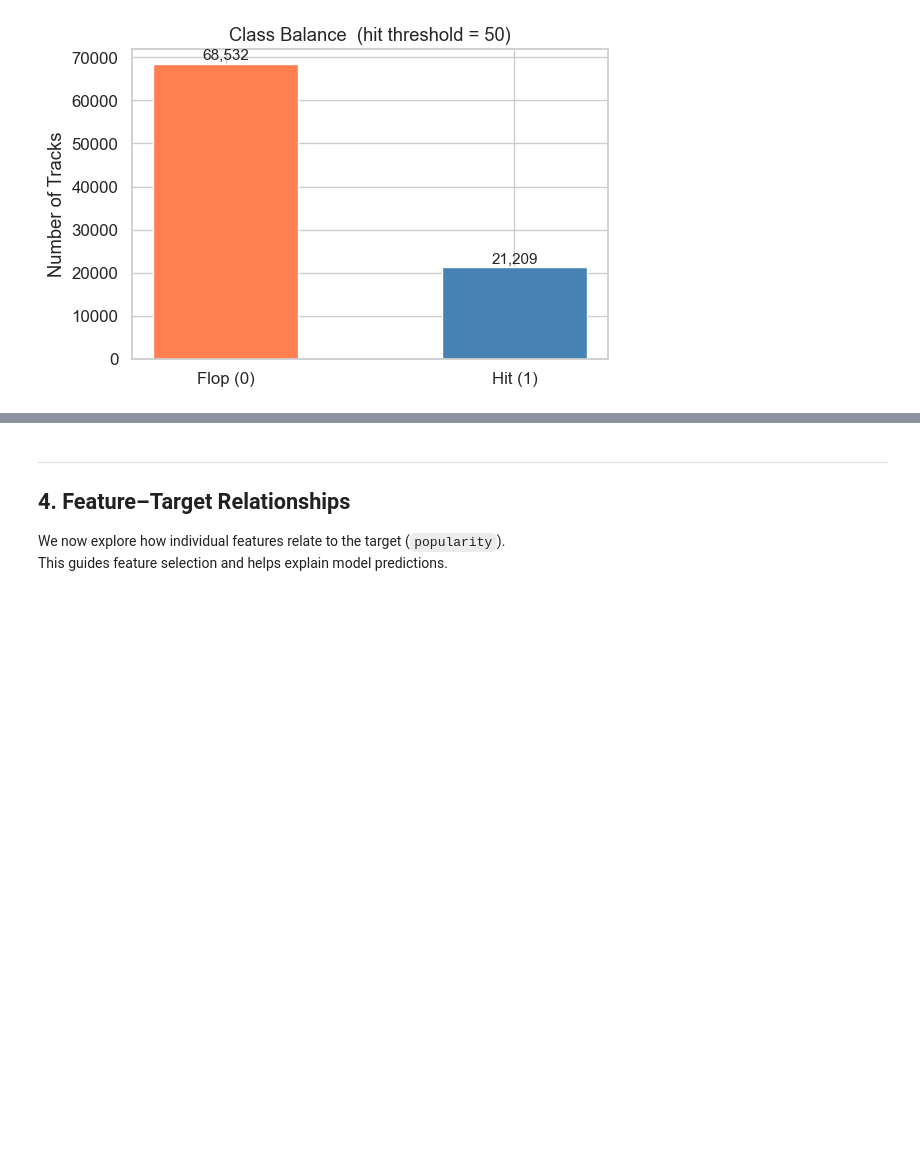
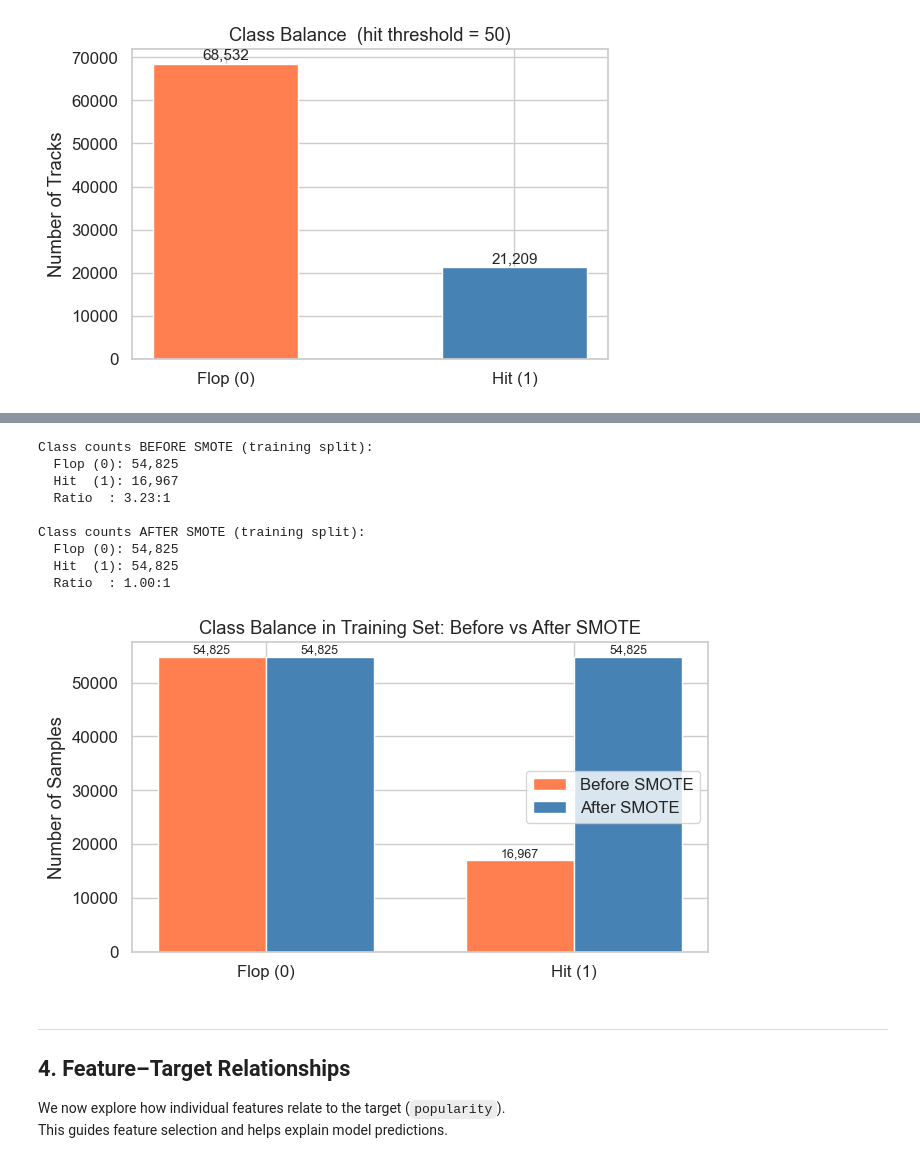
Before and after one commit to IfTruePrintArslan/spotify-popularity-prediction, a Jupyter notebook: notebooks/01_eda.ipynb, the cells around one changed output, grey strips where cells are left out. Drawn from its saved outputs; the diff is of its cells as text; code cells hidden in the pictures; blank space fills up the shorter version.

```diff
--- a/notebooks/01_eda.ipynb
+++ b/notebooks/01_eda.ipynb
@@ -349,3 +355,80 @@ Imbalance ratio (flop:hit)          : 3.23:1
+# %%
+# ── Class Balance: Before vs After SMOTE ──────────────────────────────────────
+# Import split and SMOTE (imbalanced-learn must be installed)
+from src.data import split
+from src.features import make_preprocessor
+from imblearn.over_sampling import SMOTE
+
+# 1. Split labeled df into train/test; we only need the training portion
+X_train, X_test, y_train, y_test = split(df)
+
+# 2. Capture BEFORE counts
+before_counts = y_train.value_counts().sort_index()  # {0: flops, 1: hits}
+
+# 3. Preprocess X_train (no scaling needed for SMOTE — tree models handle raw scale)
+preprocessor = make_preprocessor(scale=False)
+X_train_t = preprocessor.fit_transform(X_train)
+
+# 4. Apply SMOTE on training data ONLY → balanced y_res
+sm = SMOTE(random_state=config.RANDOM_STATE)
+_, y_res = sm.fit_resample(X_train_t, y_train)
+
+# 5. Capture AFTER counts
+after_counts = y_res.value_counts().sort_index()  # {0: flops, 1: hits}
+
+# ── Print counts ──────────────────────────────────────────────────────────────
+print("Class counts BEFORE SMOTE (training split):")
+print(f"  Flop (0): {before_counts[0]:,}")
+print(f"  Hit  (1): {before_counts[1]:,}")
+print(f"  Ratio  : {before_counts[0]/before_counts[1]:.2f}:1")
+print()
+print("Class counts AFTER SMOTE (training split):")
+print(f"  Flop (0): {after_counts[0]:,}")
+print(f"  Hit  (1): {after_counts[1]:,}")
+print(f"  Ratio  : {after_counts[0]/after_counts[1]:.2f}:1")
+
+# ── Grouped bar chart ─────────────────────────────────────────────────────────
+import numpy as np
+
+labels  = ["Flop (0)", "Hit (1)"]
+before_vals = [before_counts[0], before_counts[1]]
+after_vals  = [after_counts[0],  after_counts[1]]
+
+x     = np.arange(len(labels))  # label positions
+width = 0.35                     # bar width
+
+fig, ax = plt.subplots(figsize=(7, 4))
+bars_before = ax.bar(x - width / 2, before_vals, width,
+                     label="Before SMOTE", color="coral",      edgecolor="white")
+bars_after  = ax.bar(x + width / 2, after_vals,  width,
+                     label="After SMOTE",  color="steelblue",  edgecolor="white")
+
+# Annotate bars with count labels
+for bar in list(bars_before) + list(bars_after):
+    height = bar.get_height()
+    ax.text(
+        bar.get_x() + bar.get_width() / 2, height + 200,
+        f"{int(height):,}", ha="center", va="bottom", fontsize=9
+    )
+
+ax.set_xticks(x)
+ax.set_xticklabels(labels)
+ax.set_ylabel("Number of Samples")
+ax.set_title("Class Balance in Training Set: Before vs After SMOTE")
+ax.legend()
+plt.tight_layout()
+plt.show()
+# %% [output]
+Class counts BEFORE SMOTE (training split):
+  Flop (0): 54,825
+  Hit  (1): 16,967
+  Ratio  : 3.23:1
+
+Class counts AFTER SMOTE (training split):
+  Flop (0): 54,825
+  Hit  (1): 54,825
+  Ratio  : 1.00:1
+[figure, added]
 # %% [markdown]
 ---
 ## 4. Feature–Target Relationships
```
Also changed, not shown: parts of 6 cells of this notebook, 1 other file.
